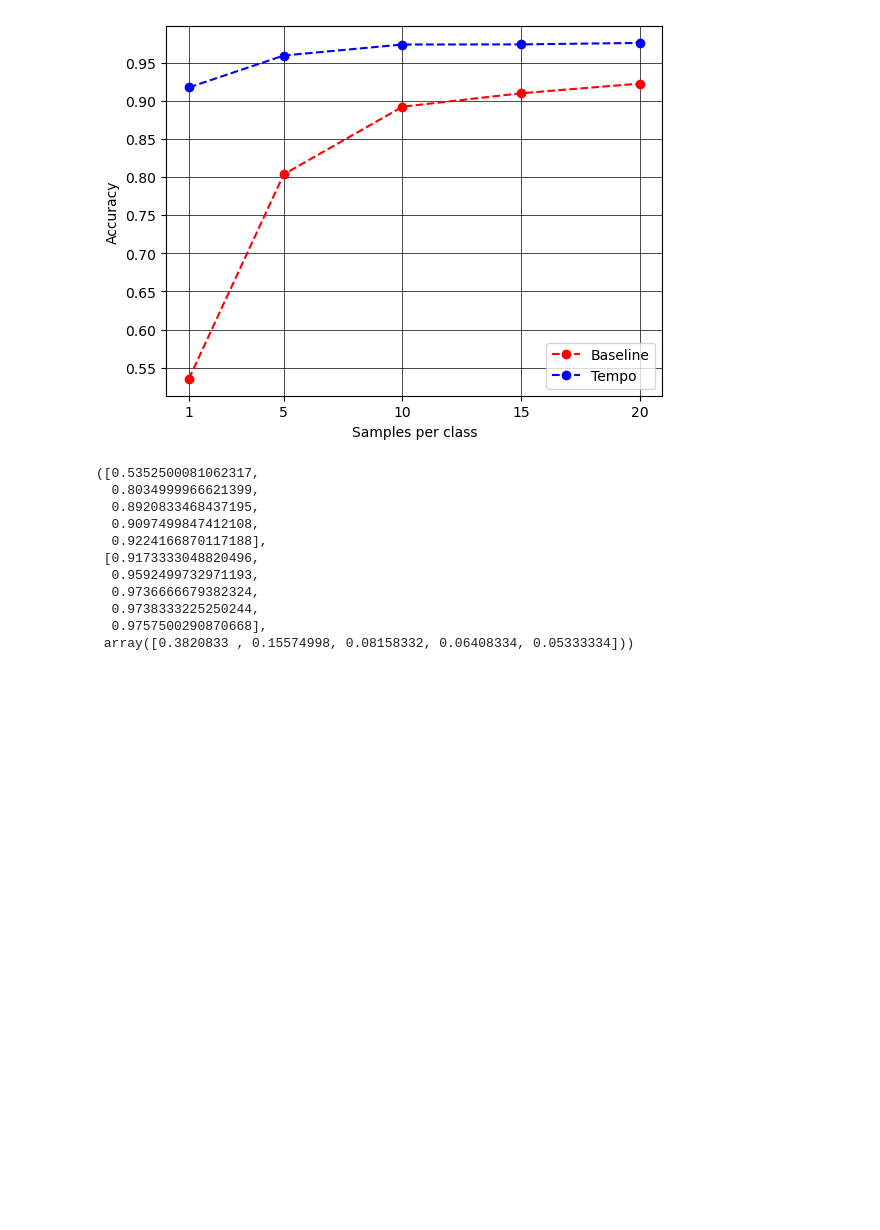
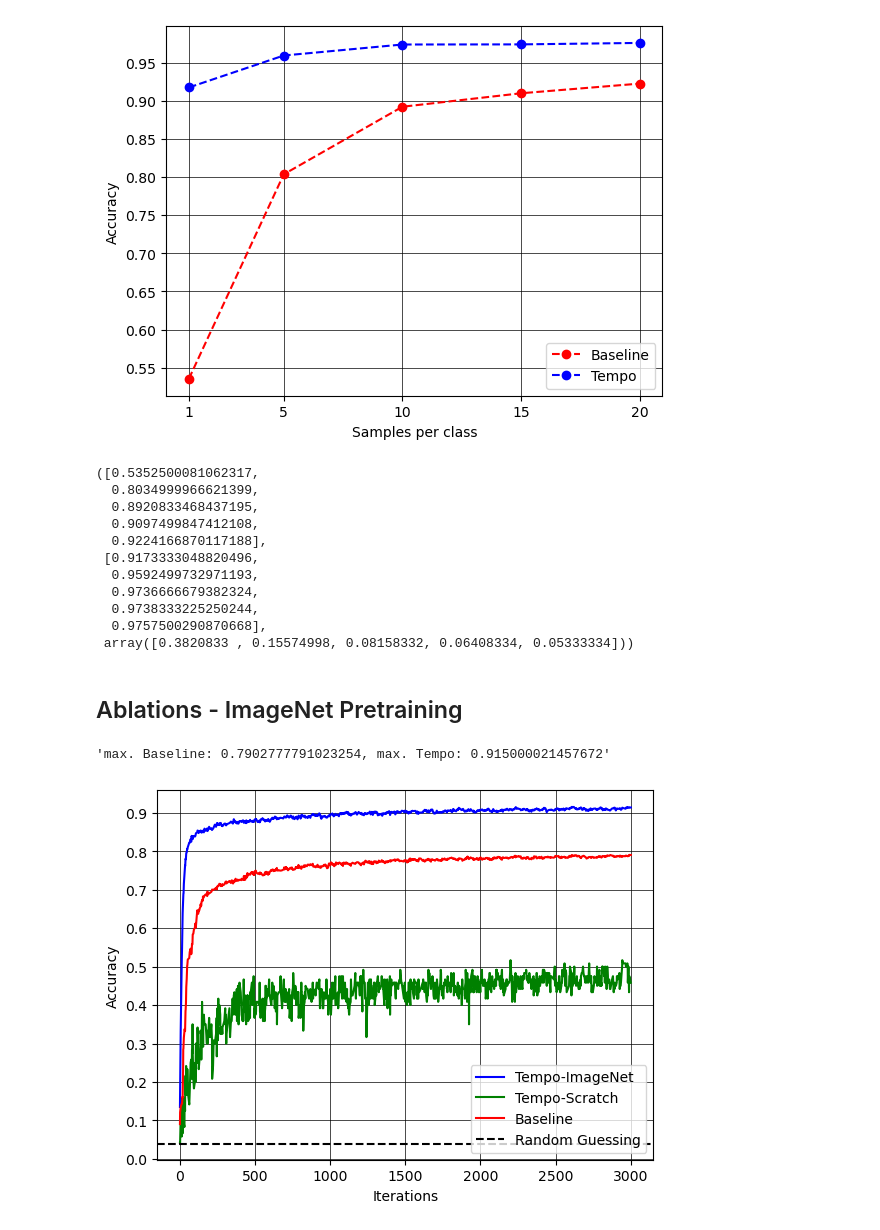
Before and after one commit to myasincifci/tempo, a Jupyter notebook: notebooks/plot_curves.ipynb, the cells around one changed output. Saved outputs shown, nothing was run; the diff lists cells and outputs as text; code cells hidden in the pictures; blank space fills up the shorter version.

```diff
--- a/notebooks/plot_curves.ipynb
+++ b/notebooks/plot_curves.ipynb
@@ -197,3 +205,34 @@ dfs_bl, dfs_tp, np.array(dfs_tp) - np.array(dfs_bl)
   0.9738333225250244,
   0.9757500290870668],
  array([0.3820833 , 0.15574998, 0.08158332, 0.06408334, 0.05333334]))
+# %% [markdown]
+## Ablations - ImageNet Pretraining
+# %%
+df_tempo = pd.read_csv('../plots/runs_proper_tp_None.csv')
+df_bl = pd.read_csv('../plots/runs_proper_bl_None.csv')
+df_scratch = pd.read_csv('../plots/scratch.csv')
+# %%
+X = df_tempo['Step']
+Y_tempo = df_tempo['Value']
+Y_scratch = df_scratch['Value']
+Y_bl = df_bl['Value']
+
+y_ticks = np.arange(0, 1.1, 0.1)
+plt.yticks(y_ticks)
+
+plt.plot(X, Y_tempo, 'b', label='Tempo-ImageNet')
+plt.plot(X, Y_scratch, 'g', label='Tempo-Scratch')
+plt.plot(X, Y_bl, 'r', label='Baseline')
+
+plt.axhline(y = 0.04, color = 'black', linestyle = '--', label="Random Guessing")
+
+plt.xlabel('Iterations')
+plt.ylabel('Accuracy')
+plt.grid(color='black', linestyle='-', linewidth=0.5)
+
+plt.legend()
+
+f"max. Baseline: {Y_bl.max()}, max. Tempo: {Y_tempo.max()}"
+# %% [output]
+'max. Baseline: 0.7902777791023254, max. Tempo: 0.915000021457672'
+[figure, added]
```
Also changed, not shown: parts of 3 cells of this notebook, 7 other files.
